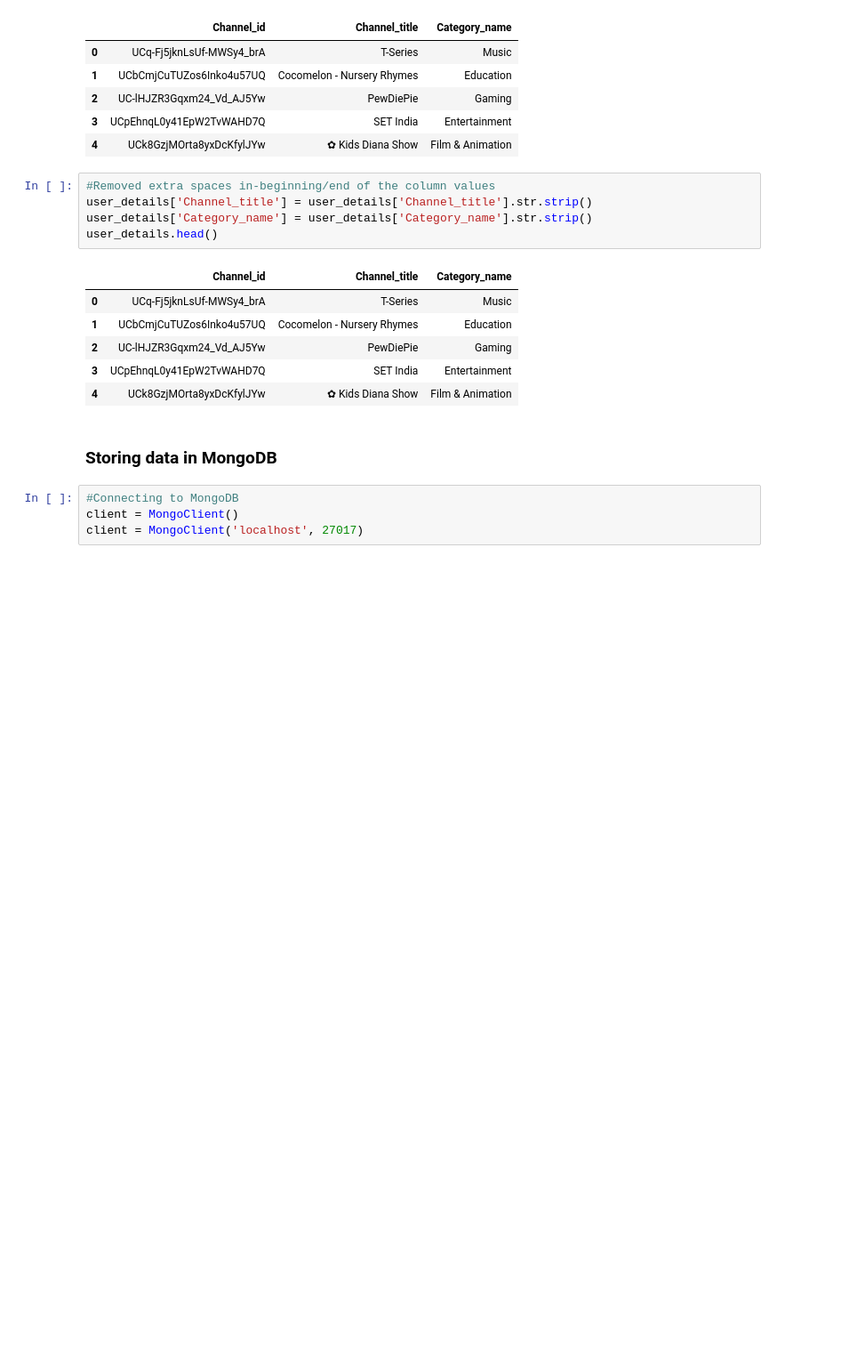
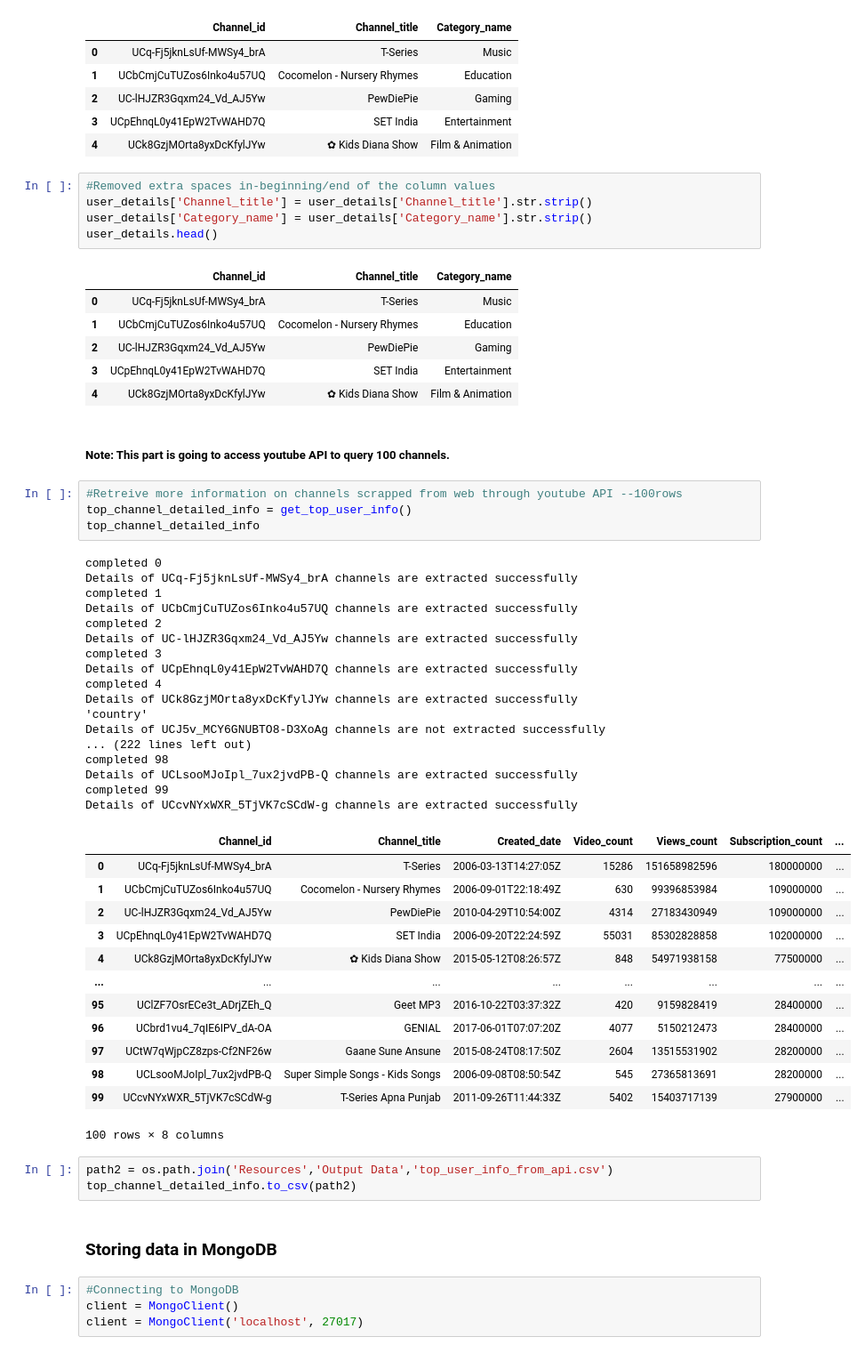
Before and after one commit to supriyada/ETL-Project, a Jupyter notebook: main_notebook.ipynb, the cells around one changed output. Shown: that part at 89% size. Cells and saved outputs as stored; diff of their text form; blank space fills up the shorter version.

```diff
--- a/main_notebook.ipynb
+++ b/main_notebook.ipynb
@@ -72,6 +74,46 @@ user_details.head()
 | 2 | UC-lHJZR3Gqxm24_Vd_AJ5Yw | PewDiePie | Gaming |
 | 3 | UCpEhnqL0y41EpW2TvWAHD7Q | SET India | Entertainment |
 | 4 | UCk8GzjMOrta8yxDcKfylJYw | ✿ Kids Diana Show | Film & Animation |
+# %% [markdown]
+##### <strong>Note:</strong> This part is going to access youtube API to query 100 channels.
+# %%
+#Retreive more information on channels scrapped from web through youtube API --100rows
+top_channel_detailed_info = get_top_user_info()
+top_channel_detailed_info
+# %% [output]
+completed 0
+Details of UCq-Fj5jknLsUf-MWSy4_brA channels are extracted successfully
+completed 1
+Details of UCbCmjCuTUZos6Inko4u57UQ channels are extracted successfully
+completed 2
+Details of UC-lHJZR3Gqxm24_Vd_AJ5Yw channels are extracted successfully
+completed 3
+Details of UCpEhnqL0y41EpW2TvWAHD7Q channels are extracted successfully
+completed 4
+Details of UCk8GzjMOrta8yxDcKfylJYw channels are extracted successfully
+'country'
+Details of UCJ5v_MCY6GNUBTO8-D3XoAg channels are not extracted successfully
+... (222 lines left out)
+completed 98
+Details of UCLsooMJoIpl_7ux2jvdPB-Q channels are extracted successfully
+completed 99
+Details of UCcvNYxWXR_5TjVK7cSCdW-g channels are extracted successfully
+|  | Channel_id | Channel_title | Created_date | Video_count | Views_count | Subscription_count | ... |
+| 0 | UCq-Fj5jknLsUf-MWSy4_brA | T-Series | 2006-03-13T14:27:05Z | 15286 | 151658982596 | 180000000 | ... |
+| 1 | UCbCmjCuTUZos6Inko4u57UQ | Cocomelon - Nursery Rhymes | 2006-09-01T22:18:49Z | 630 | 99396853984 | 109000000 | ... |
+| 2 | UC-lHJZR3Gqxm24_Vd_AJ5Yw | PewDiePie | 2010-04-29T10:54:00Z | 4314 | 27183430949 | 109000000 | ... |
+| 3 | UCpEhnqL0y41EpW2TvWAHD7Q | SET India | 2006-09-20T22:24:59Z | 55031 | 85302828858 | 102000000 | ... |
+| 4 | UCk8GzjMOrta8yxDcKfylJYw | ✿ Kids Diana Show | 2015-05-12T08:26:57Z | 848 | 54971938158 | 77500000 | ... |
+| ... | ... | ... | ... | ... | ... | ... | ... |
+| 95 | UClZF7OsrECe3t_ADrjZEh_Q | Geet MP3 | 2016-10-22T03:37:32Z | 420 | 9159828419 | 28400000 | ... |
+| 96 | UCbrd1vu4_7qIE6IPV_dA-OA | GENIAL | 2017-06-01T07:07:20Z | 4077 | 5150212473 | 28400000 | ... |
+| 97 | UCtW7qWjpCZ8zps-Cf2NF26w | Gaane Sune Ansune | 2015-08-24T08:17:50Z | 2604 | 13515531902 | 28200000 | ... |
+| 98 | UCLsooMJoIpl_7ux2jvdPB-Q | Super Simple Songs - Kids Songs | 2006-09-08T08:50:54Z | 545 | 27365813691 | 28200000 | ... |
+| 99 | UCcvNYxWXR_5TjVK7cSCdW-g | T-Series Apna Punjab | 2011-09-26T11:44:33Z | 5402 | 15403717139 | 27900000 | ... |
+100 rows × 8 columns
+# %%
+path2 = os.path.join('Resources','Output Data','top_user_info_from_api.csv')
+top_channel_detailed_info.to_csv(path2)
 # %% [markdown]
 ### Storing data in MongoDB
 # %%
```
Also changed, not shown: parts of 3 cells of this notebook, 5 other files.
